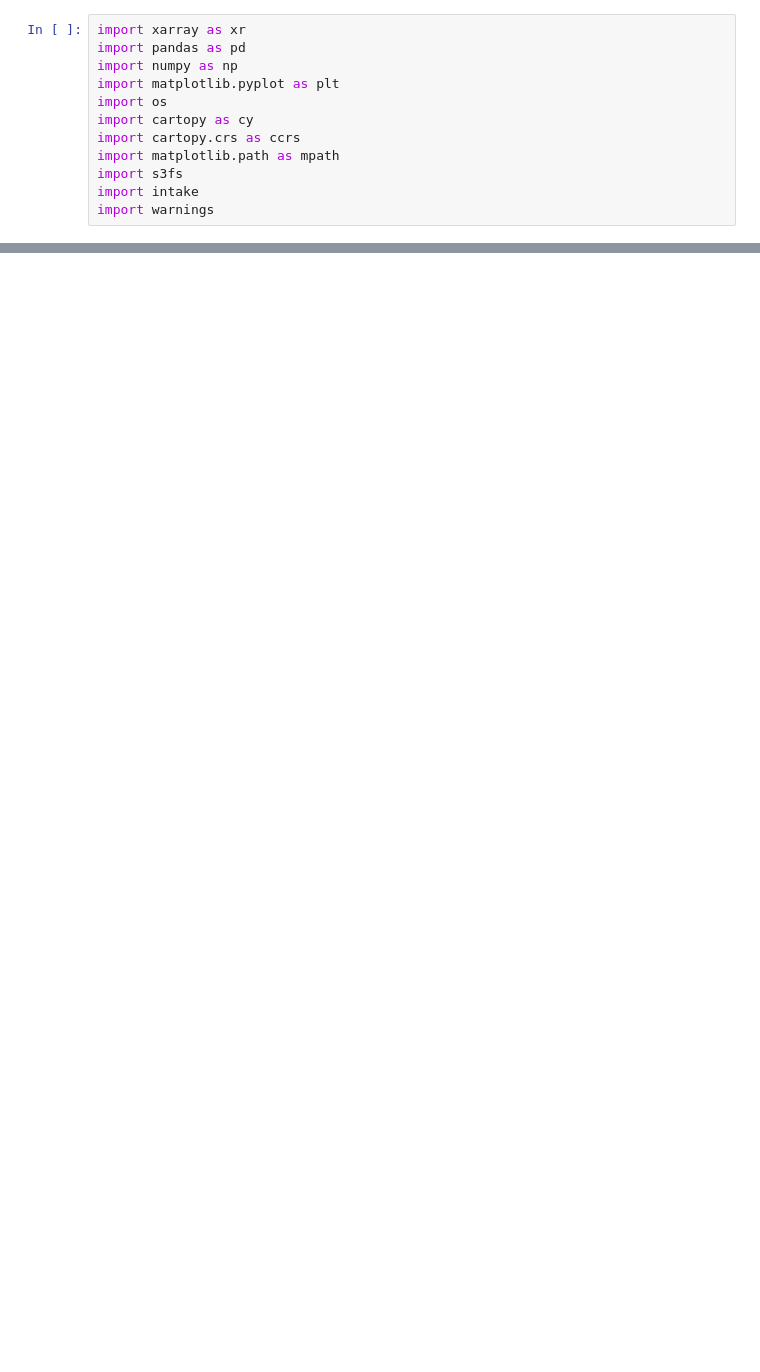
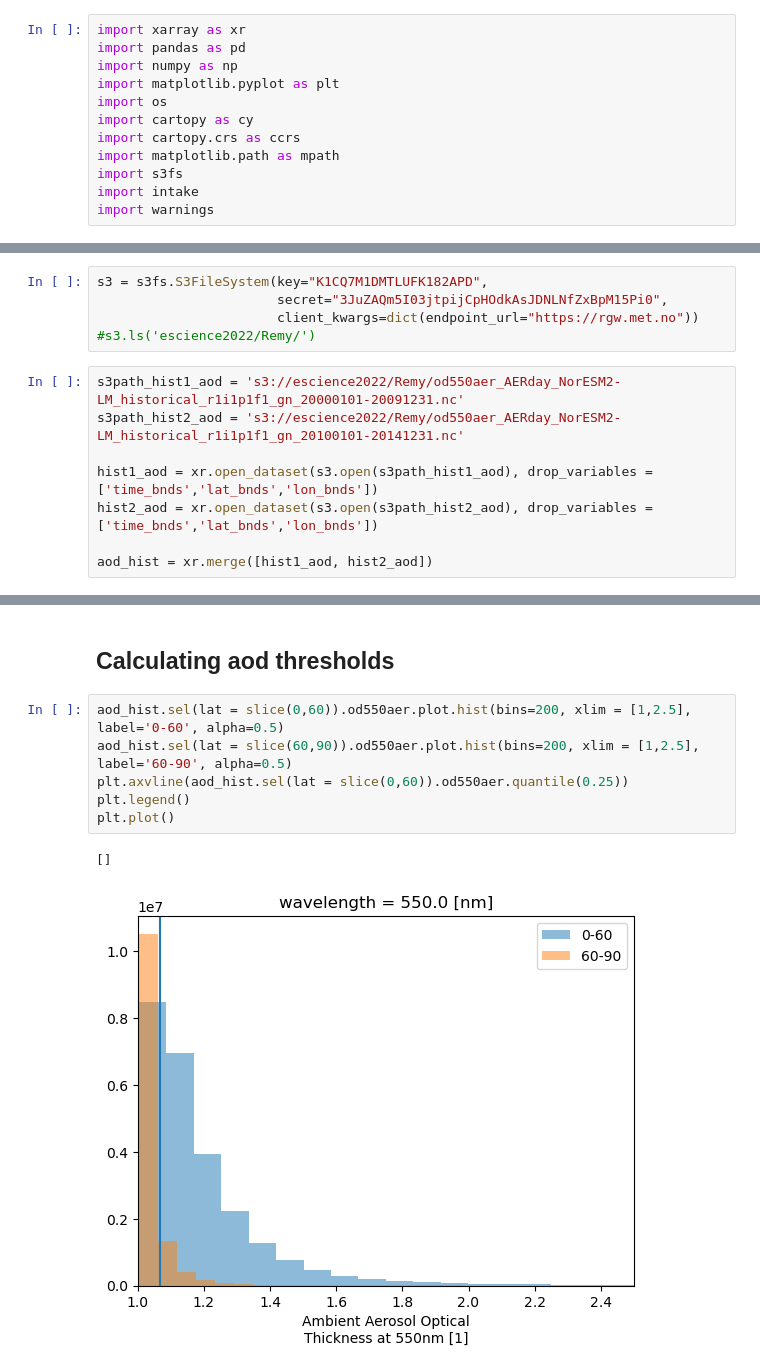
Before and after one commit to eScience-course/Tjaernoe2022-group5, a Jupyter notebook: notebooks/Julia/aod_investigate.ipynb, the cells around one changed output, grey strips where cells are left out. Drawn from its saved outputs; the diff is of its cells as text; blank space fills up the shorter version.

```diff
--- a/notebooks/Julia/aod_investigate.ipynb
+++ b/notebooks/Julia/aod_investigate.ipynb
@@ -60,0 +71,13 @@ def sort_ar_by_aod(aod_ds,ar_ds):
+# %%
+s3 = s3fs.S3FileSystem(key="K1CQ7M1DMTLUFK182APD",
+                       secret="3JuZAQm5I03jtpijCpHOdkAsJDNLNfZxBpM15Pi0",
+                       client_kwargs=dict(endpoint_url="https://rgw.met.no"))
+#s3.ls('escience2022/Remy/')
+# %%
+s3path_hist1_aod = 's3://escience2022/Remy/od550aer_AERday_NorESM2-LM_historical_r1i1p1f1_gn_20000101-20091231.nc'
+s3path_hist2_aod = 's3://escience2022/Remy/od550aer_AERday_NorESM2-LM_historical_r1i1p1f1_gn_20100101-20141231.nc'
+
+hist1_aod = xr.open_dataset(s3.open(s3path_hist1_aod), drop_variables =['time_bnds','lat_bnds','lon_bnds'])
+hist2_aod = xr.open_dataset(s3.open(s3path_hist2_aod), drop_variables =['time_bnds','lat_bnds','lon_bnds'])
+
+aod_hist = xr.merge([hist1_aod, hist2_aod])
@@ -60,0 +103,11 @@ def sort_ar_by_aod(aod_ds,ar_ds):
+# %% [markdown]
+## Calculating aod thresholds
+# %%
+aod_hist.sel(lat = slice(0,60)).od550aer.plot.hist(bins=200, xlim = [1,2.5], label='0-60', alpha=0.5)
+aod_hist.sel(lat = slice(60,90)).od550aer.plot.hist(bins=200, xlim = [1,2.5], label='60-90', alpha=0.5)
+plt.axvline(aod_hist.sel(lat = slice(0,60)).od550aer.quantile(0.25))
+plt.legend()
+plt.plot()
+# %% [output]
+[]
+[figure, added]
```
Also changed, not shown: parts of 18 cells of this notebook, 1 other file.
